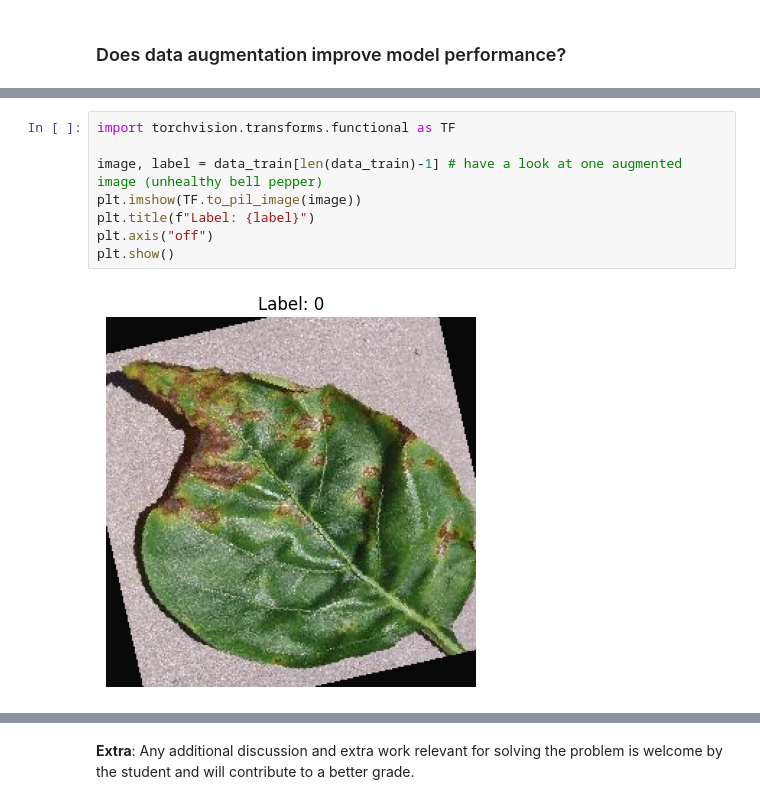
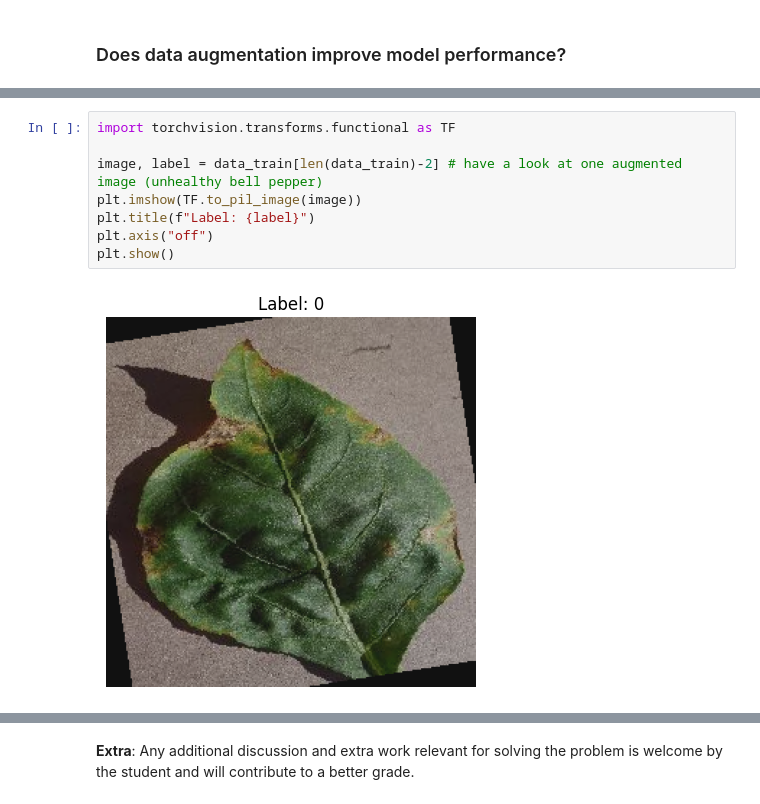
Before and after one commit to reascr/MSC-in-IT-and-Cognition, a Jupyter notebook: AppliedAI/Second_assignment_dataset_3.ipynb, the cells around one changed output, grey strips where cells are left out. Cells and saved outputs as stored; diff of their text form.

```diff
--- a/AppliedAI/Second_assignment_dataset_3.ipynb
+++ b/AppliedAI/Second_assignment_dataset_3.ipynb
@@ -879,10 +879,10 @@ Size of training data after augmenting: 2722
 # %%
 import torchvision.transforms.functional as TF
 
-image, label = data_train[len(data_train)-1] # have a look at one augmented image (unhealthy bell pepper)
+image, label = data_train[len(data_train)-2] # have a look at one augmented image (unhealthy bell pepper)
 plt.imshow(TF.to_pil_image(image))
 plt.title(f"Label: {label}")
 plt.axis("off")
 plt.show()
 # %% [output]
-[figure, old version]
+[figure, new version]
```
Also changed, not shown: parts of 8 cells of this notebook.
